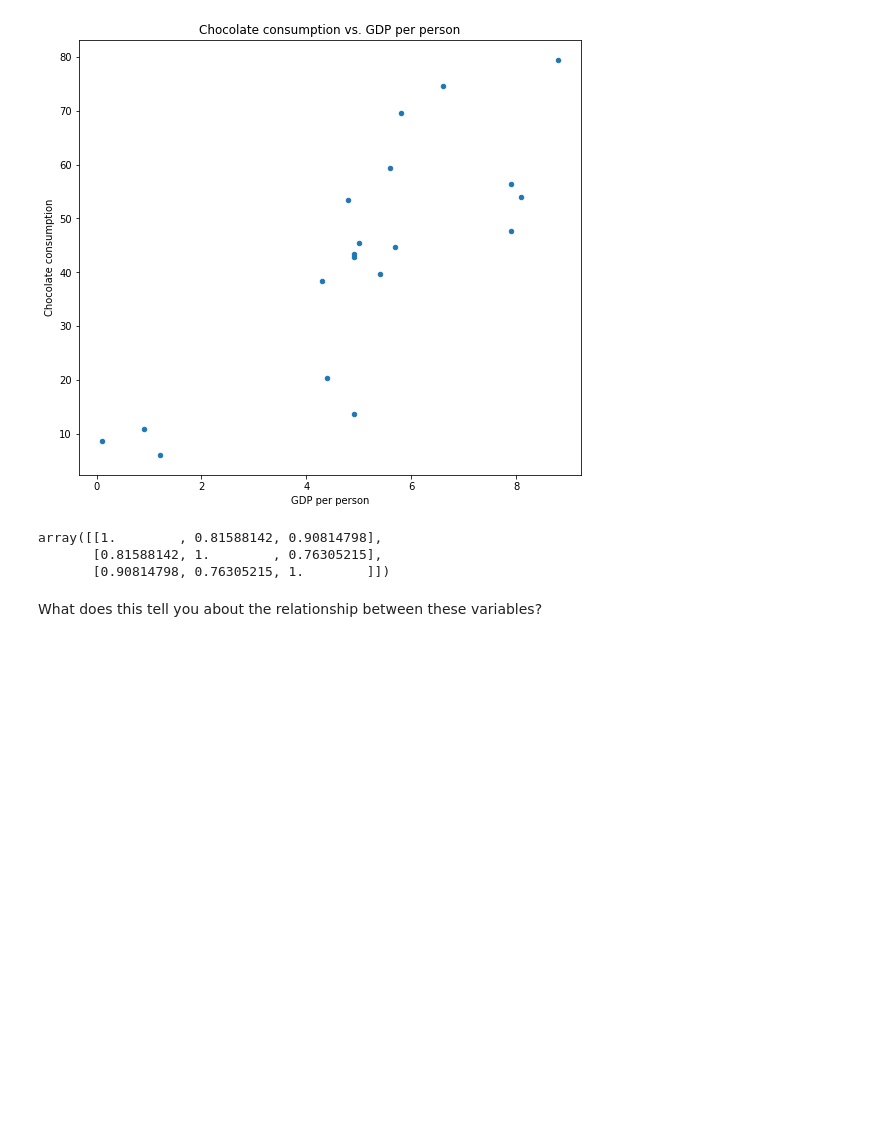
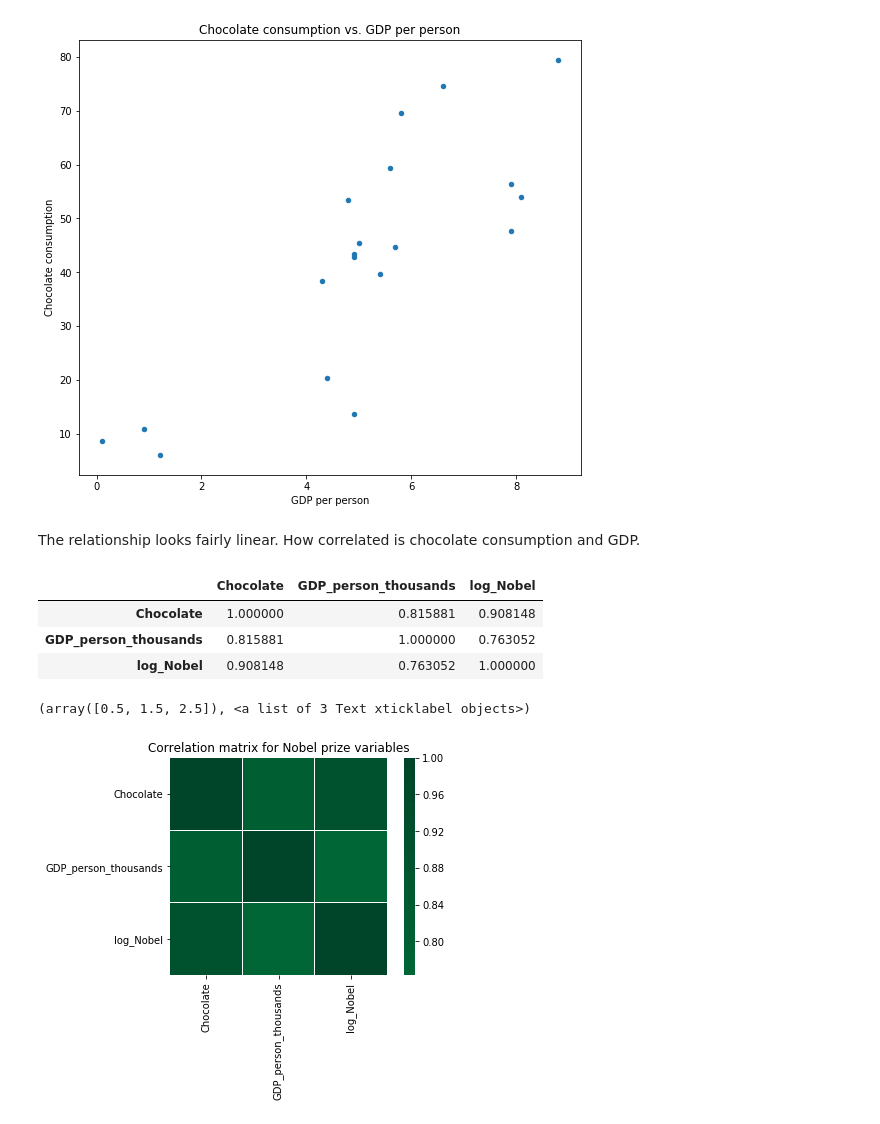
Before and after one commit to StephenElston/StatisticalMethodsForDataScience, a Jupyter notebook: ThinkingLikeAScientist/correlation.ipynb, the cells around one changed output. Saved outputs shown, nothing was run; the diff lists cells and outputs as text; code cells hidden in the pictures; blank space fills up the shorter version.

```diff
--- a/ThinkingLikeAScientist/correlation.ipynb
+++ b/ThinkingLikeAScientist/correlation.ipynb
@@ -156,11 +180,22 @@ ax.set_ylabel('Chocolate consumption')# Set text for y axis
 # %% [output]
 Text(0, 0.5, 'Chocolate consumption')
 [figure]
+# %% [markdown]
+The relationship looks fairly linear. How correlated is chocolate consumption and GDP.
 # %%
-np.corrcoef(Nobel_chocolate[['Chocolate', 'GDP_person_thousands', 'log_Nobel']], rowvar = False)
+corr_matrix = Nobel_chocolate[['Chocolate', 'GDP_person_thousands', 'log_Nobel']].corr()
+corr_matrix
 # %% [output]
-array([[1.        , 0.81588142, 0.90814798],
-       [0.81588142, 1.        , 0.76305215],
-       [0.90814798, 0.76305215, 1.        ]])
+|  | Chocolate | GDP_person_thousands | log_Nobel |
+| Chocolate | 1.000000 | 0.815881 | 0.908148 |
+| GDP_person_thousands | 0.815881 | 1.000000 | 0.763052 |
+| log_Nobel | 0.908148 | 0.763052 | 1.000000 |
-# %% [markdown]
-What does this tell you about the relationship between these variables?
+# %%
+sns.heatmap(corr_matrix, center=0, cmap="YlGn",
+            square=True, linewidths=.25)
+plt.title('Correlation matrix for Nobel prize variables')
+plt.yticks(rotation='horizontal')
+plt.xticks(rotation='vertical')
+# %% [output]
+(array([0.5, 1.5, 2.5]), <a list of 3 Text xticklabel objects>)
+[figure, added]
```
Also changed, not shown: parts of 22 cells of this notebook.
